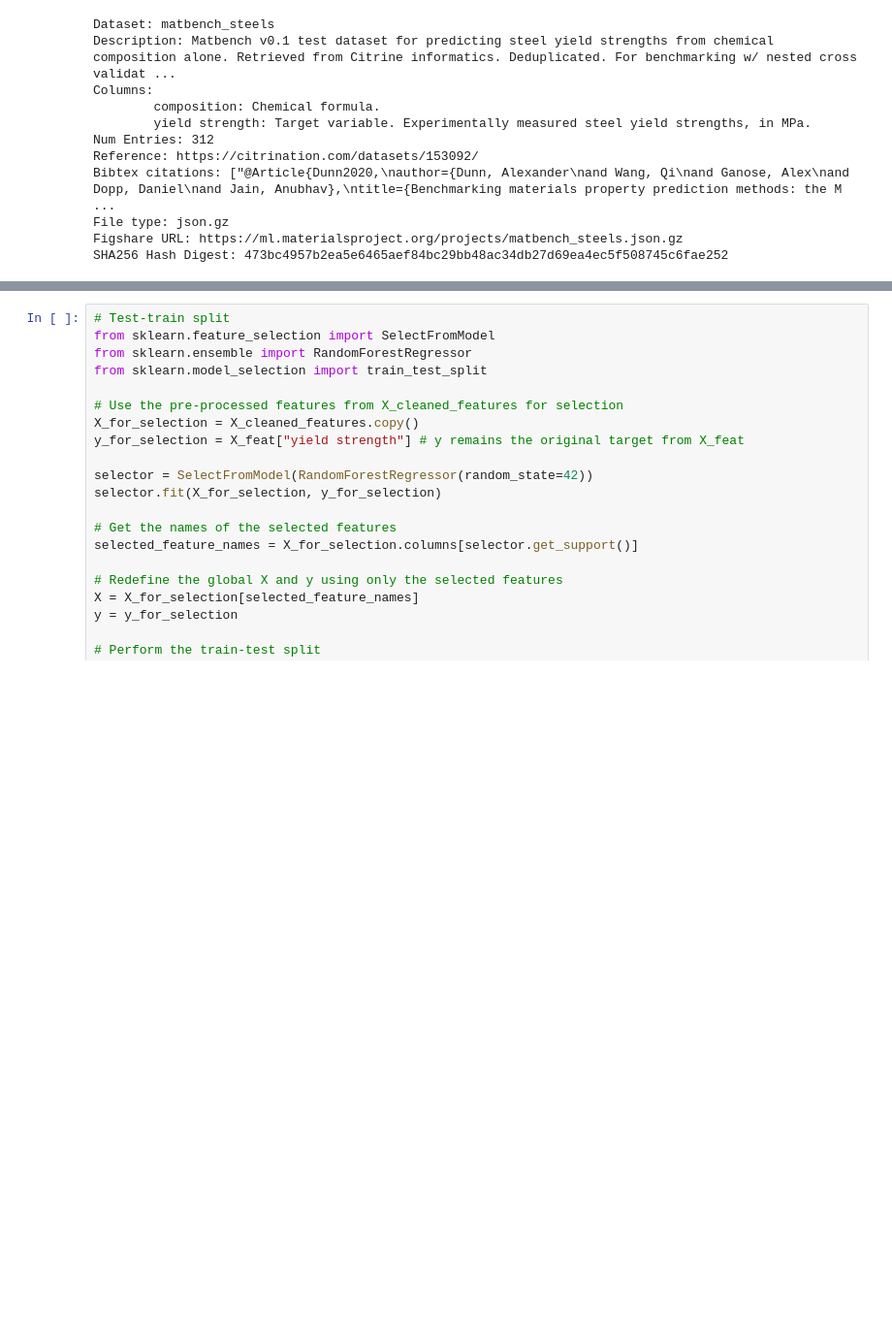
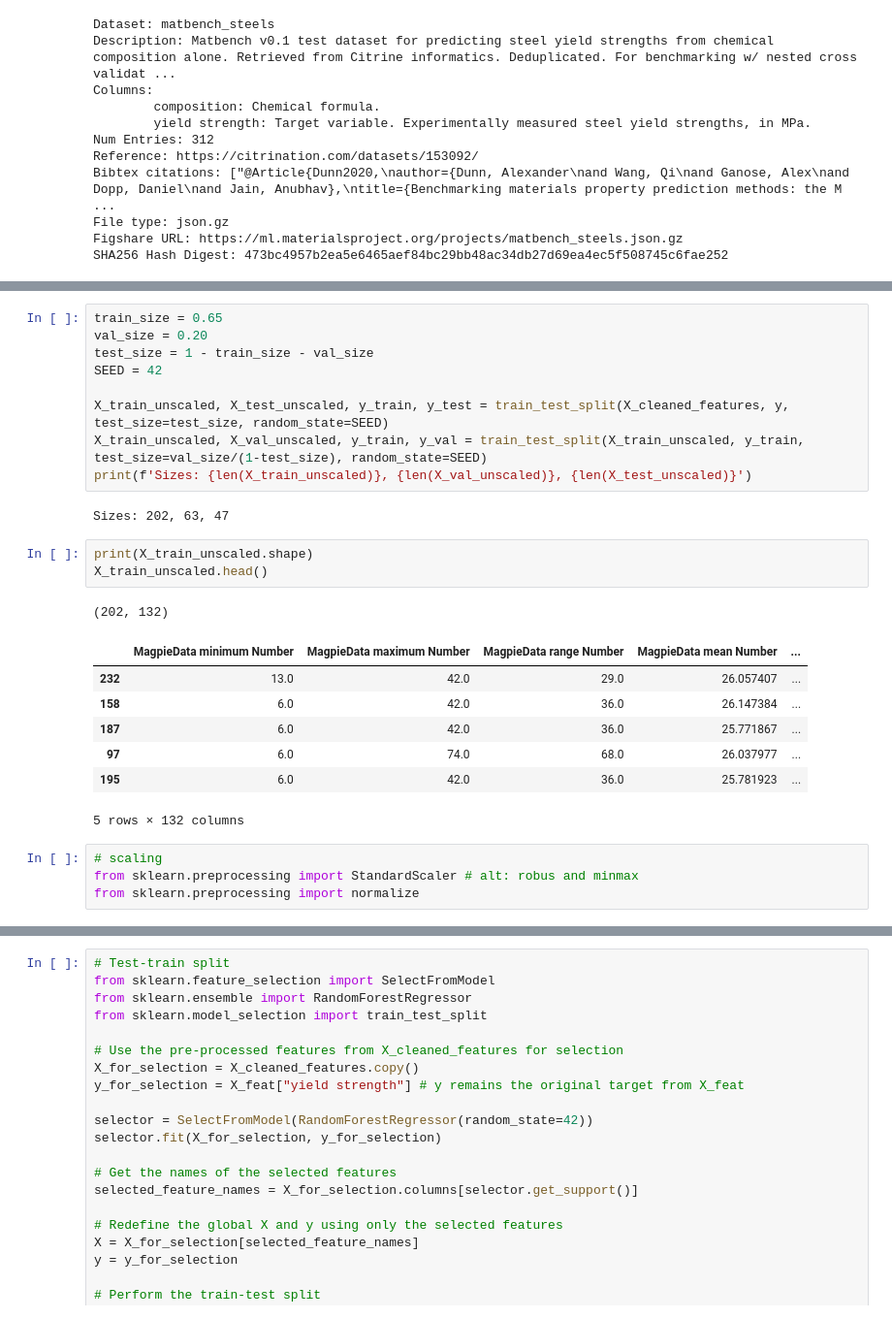
Before and after one commit to whyyyyyft/ML-materials, a Jupyter notebook: ML_Research.ipynb, the cells around one changed output, grey strips where cells are left out. Shown at 97% size. Cells and saved outputs as stored; diff of their text form; blank space fills up the shorter version.

```diff
--- a/ML_Research.ipynb
+++ b/ML_Research.ipynb
@@ -245,0 +282,27 @@ X_cleaned_features = X_cleaned_features.dropna(axis=1)
+# %%
+train_size = 0.65
+val_size = 0.20
+test_size = 1 - train_size - val_size
+SEED = 42
+
+X_train_unscaled, X_test_unscaled, y_train, y_test = train_test_split(X_cleaned_features, y, test_size=test_size, random_state=SEED)
+X_train_unscaled, X_val_unscaled, y_train, y_val = train_test_split(X_train_unscaled, y_train, test_size=val_size/(1-test_size), random_state=SEED)
+print(f'Sizes: {len(X_train_unscaled)}, {len(X_val_unscaled)}, {len(X_test_unscaled)}')
+# %% [output]
+Sizes: 202, 63, 47
+# %%
+print(X_train_unscaled.shape)
+X_train_unscaled.head()
+# %% [output]
+(202, 132)
+|  | MagpieData minimum Number | MagpieData maximum Number | MagpieData range Number | MagpieData mean Number | ... |
+| 232 | 13.0 | 42.0 | 29.0 | 26.057407 | ... |
+| 158 | 6.0 | 42.0 | 36.0 | 26.147384 | ... |
+| 187 | 6.0 | 42.0 | 36.0 | 25.771867 | ... |
+| 97 | 6.0 | 74.0 | 68.0 | 26.037977 | ... |
+| 195 | 6.0 | 42.0 | 36.0 | 25.781923 | ... |
+5 rows × 132 columns
+# %%
+# scaling
+from sklearn.preprocessing import StandardScaler # alt: robus and minmax
+from sklearn.preprocessing import normalize
```
Also changed, not shown: parts of 29 cells of this notebook.
